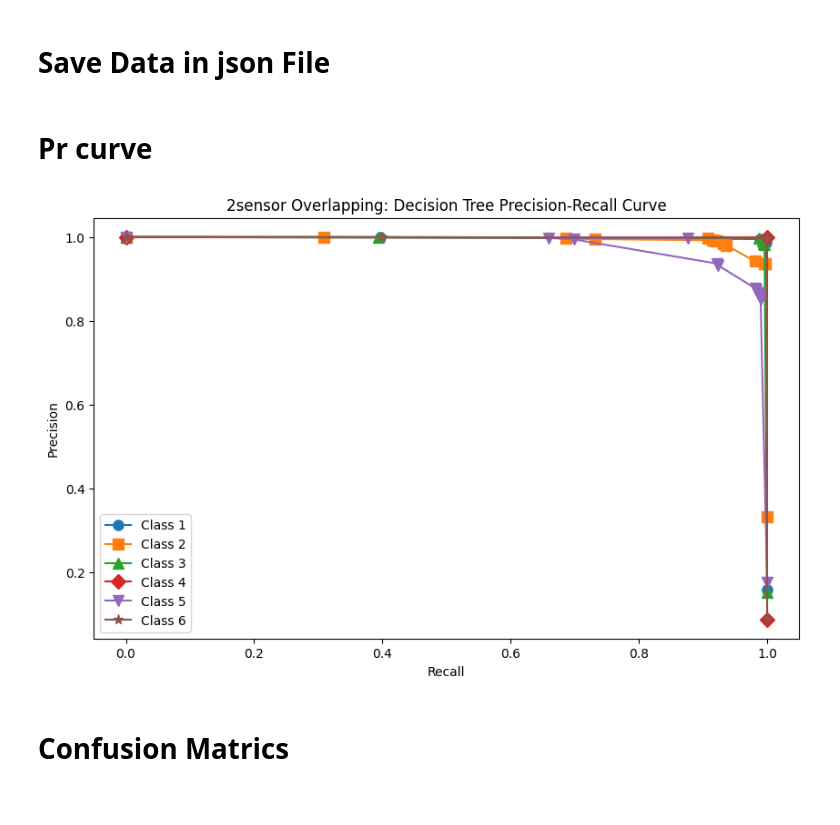
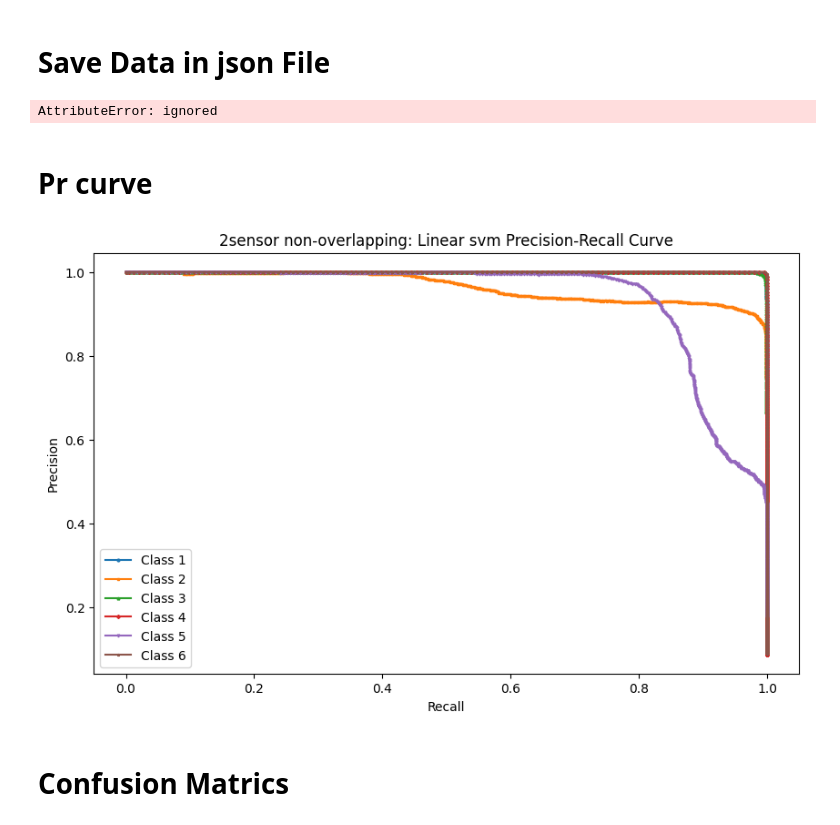
Before and after one commit to UkeshThapa/Human-Activities-recognition, a Jupyter notebook: Research_Human_activities_Recognition_TML.ipynb, the cells around one changed output. Cells and saved outputs as stored; diff of their text form; code cells hidden in the pictures.

```diff
--- a/Research_Human_activities_Recognition_TML.ipynb
+++ b/Research_Human_activities_Recognition_TML.ipynb
@@ -111,17 +111,27 @@ plt.show()
 # }
 
 ### Tree params
+# param_grid = {
+#     'criterion': ['gini', 'entropy'],
+#     'max_depth': [None, 10, 20, 30],
+#     'min_samples_split': [2, 5, 10],
+#     'min_samples_leaf': [1, 2, 4],
+# }
+
+### SVC
 param_grid = {
-    'criterion': ['gini', 'entropy'],
-    'max_depth': [None, 10, 20, 30],
-    'min_samples_split': [2, 5, 10],
-    'min_samples_leaf': [1, 2, 4],
+    'C': [0.01,0.1,1,10],  # Regularization parameter
+    'kernel': ['linear'],  # Use a linear kernel
+    'gamma': ['scale', 'auto'],  # Kernel coefficient (scale or auto for 1/n_features or 1/n_features)
+    'class_weight': [None, 'balanced']  # Class weights (None or balanced)
 }
+
 
 ## Models
 # model = KNeighborsClassifier()
 # model = KNeighborsClassifier(metric='cosine')
-model = DecisionTreeClassifier()
+# model = DecisionTreeClassifier()
+model = SVC()
 # %%
 
 # Initialize variables to store the best model and its evaluation results
@@ -171,7 +181,7 @@ for fold_index, (train_index, test_index) in enumerate(tqdm(outer_cv.split(X, y)
         best_params = grid_search.best_params_
 
         # Create a KNN classifier with the best hyperparameters
-        model = DecisionTreeClassifier(**best_params)
+        model = SVC(**best_params, probability=True)
 
         # Fit the best KNN classifier on the training data
         model.fit(X_train_inner, y_train_inner)
@@ -350,6 +360,8 @@ for entry in scores:
 
 with open(f'{file_path}/{name}_scores.json', 'w') as json_file:
     json.dump(scores, json_file)
+# %% [output]
+AttributeError: ignored
 # %% [markdown]
 # Pr curve
 # %%
@@ -365,36 +377,36 @@ plt.figure(figsize=(10, 6))
 
 average_precision = [0] * n_classes
 
 for class_idx in range(n_classes):
     # Calculate average precision and recall values
     precision = [fold['precision'][class_idx] for fold in folds]
     recall = [fold['recall'][class_idx] for fold in folds]
 
     # Find the maximum length among precision and recall lists
     max_length = max(len(precision[i]) for i in range(len(precision)))
 
     # Pad the precision and recall lists to have the same length
     padded_precision = [np.pad(precision[i], (0, max_length - len(precision[i])), 'constant', constant_values=np.nan) for i in range(len(precision))]
     padded_recall = [np.pad(recall[i], (0, max_length - len(recall[i])), 'constant', constant_values=np.nan) for i in range(len(recall))]
 
     # Calculate the mean precision and recall
     avg_precision = np.nanmean(padded_precision, axis=0)
     avg_recall = np.nanmean(padded_recall, axis=0)
     average_precision[class_idx] = avg_precision[-1]
 
     # Use a different marker for each class
     marker = markers[class_idx % len(markers)]
 
-    plt.plot(avg_recall, avg_precision, marker=marker, markersize=8, label=f'Class {class_idx+1}')
+    plt.plot(avg_recall, avg_precision, marker=marker, markersize=2, label=f'Class {class_idx+1}')
 
 plt.xlabel('Recall')
 plt.ylabel('Precision')
-plt.title('2sensor Overlapping: Decision Tree Precision-Recall Curve')
+plt.title('2sensor non-overlapping: Linear svm Precision-Recall Curve')
 plt.legend(loc='best')
 
 plt.show()
 # %% [output]
-[figure, old version]
+[figure, new version]
 # %% [markdown]
 # Confusion Matrics
 # %%
```
Also changed, not shown: parts of 4 cells of this notebook.
